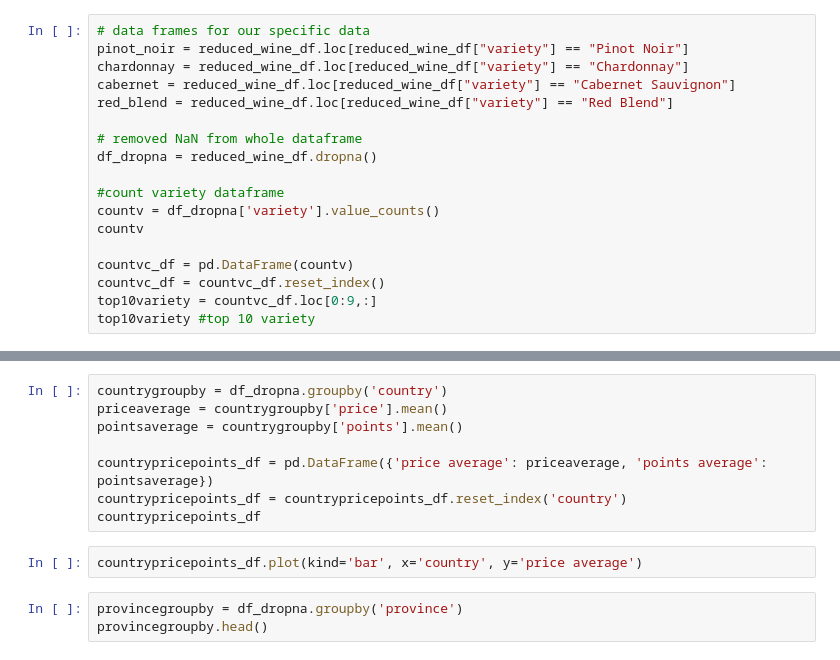
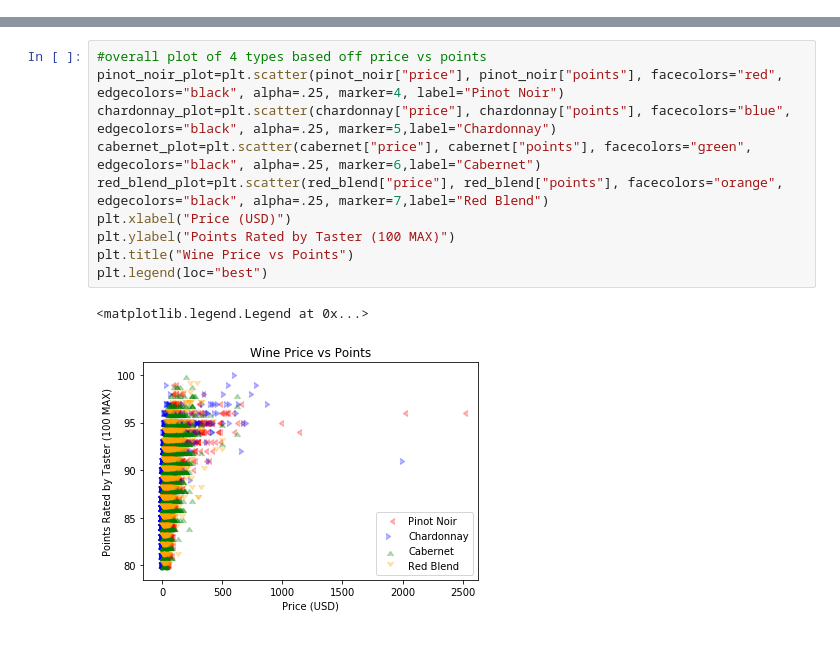
Before and after one commit to SpencerHitchcock/data-project-one, a Jupyter notebook: data_explore2.ipynb, the cells around one changed output, grey strips where cells are left out. Drawn from its saved outputs; the diff is of its cells as text.

```diff
--- a/data_explore2.ipynb
+++ b/data_explore2.ipynb
@@ -440,18 +117,0 @@ next
-# %%
-# data frames for our specific data
-pinot_noir = reduced_wine_df.loc[reduced_wine_df["variety"] == "Pinot Noir"]
-chardonnay = reduced_wine_df.loc[reduced_wine_df["variety"] == "Chardonnay"]
-cabernet = reduced_wine_df.loc[reduced_wine_df["variety"] == "Cabernet Sauvignon"]
-red_blend = reduced_wine_df.loc[reduced_wine_df["variety"] == "Red Blend"]
-
-# removed NaN from whole dataframe
-df_dropna = reduced_wine_df.dropna()
-
-#count variety dataframe
-countv = df_dropna['variety'].value_counts()
-countv
-
-countvc_df = pd.DataFrame(countv)
-countvc_df = countvc_df.reset_index()
-top10variety = countvc_df.loc[0:9,:]
-top10variety #top 10 variety
@@ -473,13 +118,13 @@ plt.savefig("pricevspoints.pdf")
-# %%
-countrygroupby = df_dropna.groupby('country')
-priceaverage = countrygroupby['price'].mean()
-pointsaverage = countrygroupby['points'].mean()
-
-countrypricepoints_df = pd.DataFrame({'price average': priceaverage, 'points average': pointsaverage})
-countrypricepoints_df = countrypricepoints_df.reset_index('country')
-countrypricepoints_df
-# %%
-countrypricepoints_df.plot(kind='bar', x='country', y='price average')
-# %%
-provincegroupby = df_dropna.groupby('province')
-provincegroupby.head()
+# %%
+#overall plot of 4 types based off price vs points
+pinot_noir_plot=plt.scatter(pinot_noir["price"], pinot_noir["points"], facecolors="red", edgecolors="black", alpha=.25, marker=4, label="Pinot Noir")
+chardonnay_plot=plt.scatter(chardonnay["price"], chardonnay["points"], facecolors="blue", edgecolors="black", alpha=.25, marker=5,label="Chardonnay")
+cabernet_plot=plt.scatter(cabernet["price"], cabernet["points"], facecolors="green", edgecolors="black", alpha=.25, marker=6,label="Cabernet")
+red_blend_plot=plt.scatter(red_blend["price"], red_blend["points"], facecolors="orange", edgecolors="black", alpha=.25, marker=7,label="Red Blend")
+plt.xlabel("Price (USD)")
+plt.ylabel("Points Rated by Taster (100 MAX)")
+plt.title("Wine Price vs Points")
+plt.legend(loc="best")
+# %% [output]
+<matplotlib.legend.Legend at 0x...>
+[figure, added]
```
Also changed, not shown: parts of 43 cells of this notebook, 1 other file.
